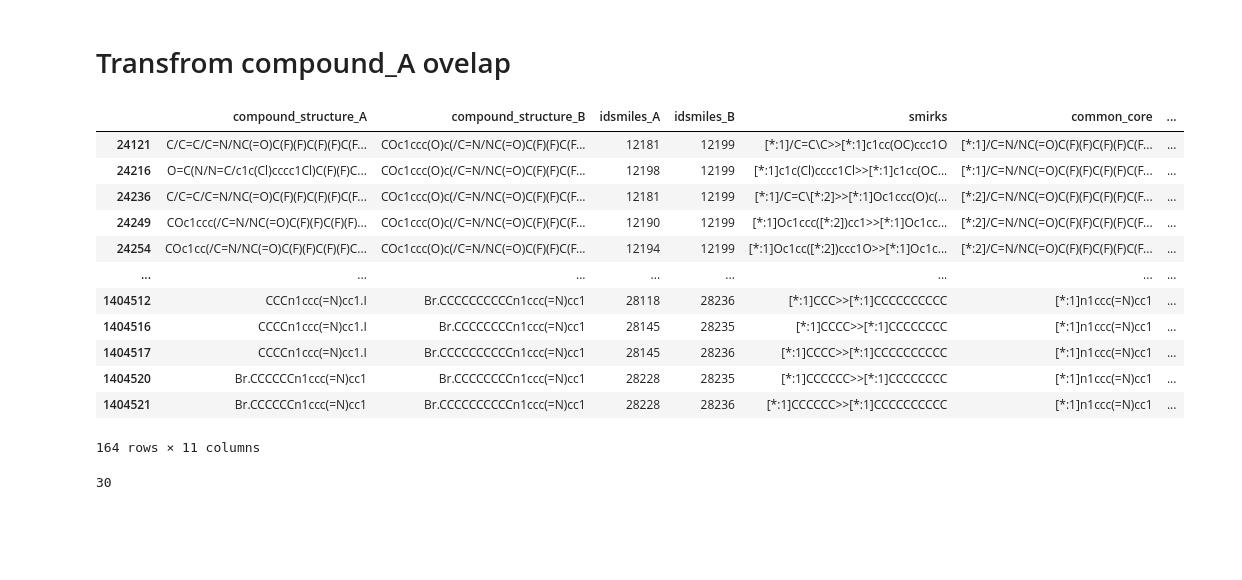
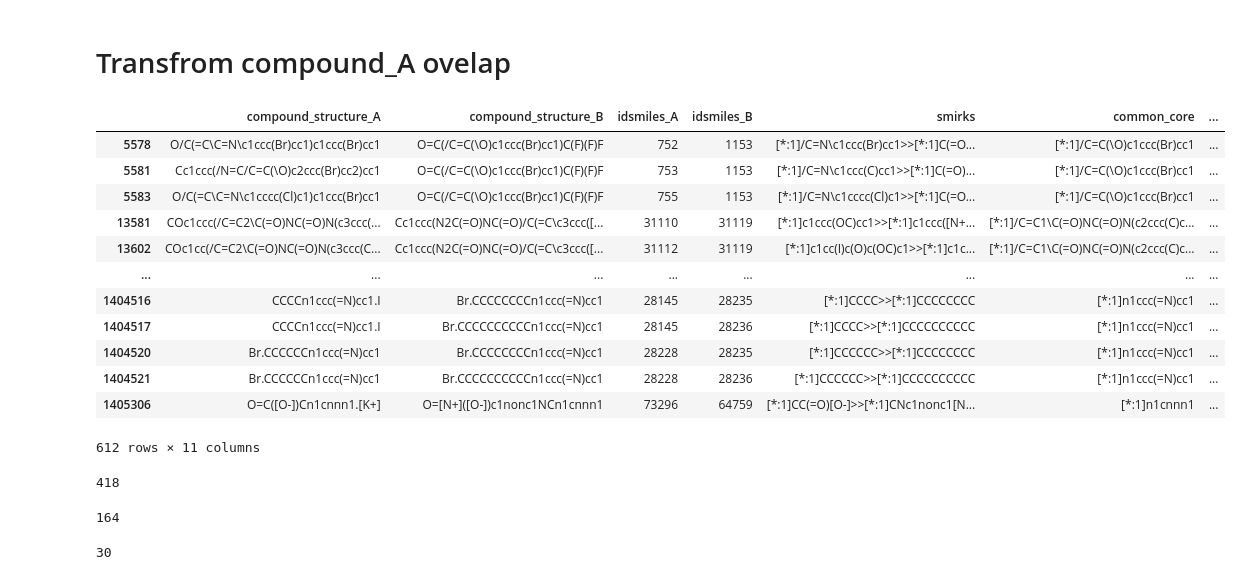
Before and after one commit to domgurvic/co_add_efflux, a Jupyter notebook: co_add/co_add_chaser.ipynb, the cells around one changed output. Cells and saved outputs as stored; diff of their text form; code cells hidden in the pictures; blank space fills up the shorter version.

```diff
--- a/co_add/co_add_chaser.ipynb
+++ b/co_add/co_add_chaser.ipynb
@@ -1307,24 +1312,32 @@ len(substrate_transforms)
 [figure]
 # %% [markdown]
 # Transfrom compound_A ovelap
+# %%
+evader_transforms
+# %% [output]
+|  | compound_structure_A | compound_structure_B | idsmiles_A | idsmiles_B | smirks | common_core | ... |
+| 5578 | O/C(=C\C=N\c1ccc(Br)cc1)c1ccc(Br)cc1 | O=C(/C=C(\O)c1ccc(Br)cc1)C(F)(F)F | 752 | 1153 | [*:1]/C=N\c1ccc(Br)cc1>>[*:1]C(=O... | [*:1]/C=C(\O)c1ccc(Br)cc1 | ... |
+| 5581 | Cc1ccc(/N=C/C=C(\O)c2ccc(Br)cc2)cc1 | O=C(/C=C(\O)c1ccc(Br)cc1)C(F)(F)F | 753 | 1153 | [*:1]/C=N\c1ccc(C)cc1>>[*:1]C(=O)... | [*:1]/C=C(\O)c1ccc(Br)cc1 | ... |
+| 5583 | O/C(=C\C=N\c1cccc(Cl)c1)c1ccc(Br)cc1 | O=C(/C=C(\O)c1ccc(Br)cc1)C(F)(F)F | 755 | 1153 | [*:1]/C=N\c1cccc(Cl)c1>>[*:1]C(=O... | [*:1]/C=C(\O)c1ccc(Br)cc1 | ... |
+| 13581 | COc1ccc(/C=C2\C(=O)NC(=O)N(c3ccc(... | Cc1ccc(N2C(=O)NC(=O)/C(=C\c3ccc([... | 31110 | 31119 | [*:1]c1ccc(OC)cc1>>[*:1]c1ccc([N+... | [*:1]/C=C1\C(=O)NC(=O)N(c2ccc(C)c... | ... |
+| 13602 | COc1cc(/C=C2\C(=O)NC(=O)N(c3ccc(C... | Cc1ccc(N2C(=O)NC(=O)/C(=C\c3ccc([... | 31112 | 31119 | [*:1]c1cc(I)c(O)c(OC)c1>>[*:1]c1c... | [*:1]/C=C1\C(=O)NC(=O)N(c2ccc(C)c... | ... |
+| ... | ... | ... | ... | ... | ... | ... | ... |
+| 1404516 | CCCCn1ccc(=N)cc1.I | Br.CCCCCCCCn1ccc(=N)cc1 | 28145 | 28235 | [*:1]CCCC>>[*:1]CCCCCCCC | [*:1]n1ccc(=N)cc1 | ... |
+| 1404517 | CCCCn1ccc(=N)cc1.I | Br.CCCCCCCCCCn1ccc(=N)cc1 | 28145 | 28236 | [*:1]CCCC>>[*:1]CCCCCCCCCC | [*:1]n1ccc(=N)cc1 | ... |
+| 1404520 | Br.CCCCCCn1ccc(=N)cc1 | Br.CCCCCCCCn1ccc(=N)cc1 | 28228 | 28235 | [*:1]CCCCCC>>[*:1]CCCCCCCC | [*:1]n1ccc(=N)cc1 | ... |
+| 1404521 | Br.CCCCCCn1ccc(=N)cc1 | Br.CCCCCCCCCCn1ccc(=N)cc1 | 28228 | 28236 | [*:1]CCCCCC>>[*:1]CCCCCCCCCC | [*:1]n1ccc(=N)cc1 | ... |
+| 1405306 | O=C([O-])Cn1cnnn1.[K+] | O=[N+]([O-])c1nonc1NCn1cnnn1 | 73296 | 64759 | [*:1]CC(=O)[O-]>>[*:1]CNc1nonc1[N... | [*:1]n1cnnn1 | ... |
+612 rows × 11 columns
+# %%
+len(evader_transforms.merge(evader_transforms, on = ['compound_structure_A']).compound_structure_A.unique())
+# %% [output]
+418
 # %%
 comp_a_evader_overlap = evader_transforms[evader_transforms.compound_structure_A.isin(substrate_transforms.compound_structure_A)]
 # %%
-comp_a_evader_overlap
+len(comp_a_evader_overlap)
 # %% [output]
-|  | compound_structure_A | compound_structure_B | idsmiles_A | idsmiles_B | smirks | common_core | ... |
-| 24121 | C/C=C/C=N/NC(=O)C(F)(F)C(F)(F)C(F... | COc1ccc(O)c(/C=N/NC(=O)C(F)(F)C(F... | 12181 | 12199 | [*:1]/C=C\C>>[*:1]c1cc(OC)ccc1O | [*:1]/C=N/NC(=O)C(F)(F)C(F)(F)C(F... | ... |
-| 24216 | O=C(N/N=C/c1c(Cl)cccc1Cl)C(F)(F)C... | COc1ccc(O)c(/C=N/NC(=O)C(F)(F)C(F... | 12198 | 12199 | [*:1]c1c(Cl)cccc1Cl>>[*:1]c1cc(OC... | [*:1]/C=N/NC(=O)C(F)(F)C(F)(F)C(F... | ... |
-| 24236 | C/C=C/C=N/NC(=O)C(F)(F)C(F)(F)C(F... | COc1ccc(O)c(/C=N/NC(=O)C(F)(F)C(F... | 12181 | 12199 | [*:1]/C=C\[*:2]>>[*:1]Oc1ccc(O)c(... | [*:2]/C=N/NC(=O)C(F)(F)C(F)(F)C(F... | ... |
-| 24249 | COc1ccc(/C=N/NC(=O)C(F)(F)C(F)(F)... | COc1ccc(O)c(/C=N/NC(=O)C(F)(F)C(F... | 12190 | 12199 | [*:1]Oc1ccc([*:2])cc1>>[*:1]Oc1cc... | [*:2]/C=N/NC(=O)C(F)(F)C(F)(F)C(F... | ... |
-| 24254 | COc1cc(/C=N/NC(=O)C(F)(F)C(F)(F)C... | COc1ccc(O)c(/C=N/NC(=O)C(F)(F)C(F... | 12194 | 12199 | [*:1]Oc1cc([*:2])ccc1O>>[*:1]Oc1c... | [*:2]/C=N/NC(=O)C(F)(F)C(F)(F)C(F... | ... |
-| ... | ... | ... | ... | ... | ... | ... | ... |
-| 1404512 | CCCn1ccc(=N)cc1.I | Br.CCCCCCCCCCn1ccc(=N)cc1 | 28118 | 28236 | [*:1]CCC>>[*:1]CCCCCCCCCC | [*:1]n1ccc(=N)cc1 | ... |
-| 1404516 | CCCCn1ccc(=N)cc1.I | Br.CCCCCCCCn1ccc(=N)cc1 | 28145 | 28235 | [*:1]CCCC>>[*:1]CCCCCCCC | [*:1]n1ccc(=N)cc1 | ... |
-| 1404517 | CCCCn1ccc(=N)cc1.I | Br.CCCCCCCCCCn1ccc(=N)cc1 | 28145 | 28236 | [*:1]CCCC>>[*:1]CCCCCCCCCC | [*:1]n1ccc(=N)cc1 | ... |
-| 1404520 | Br.CCCCCCn1ccc(=N)cc1 | Br.CCCCCCCCn1ccc(=N)cc1 | 28228 | 28235 | [*:1]CCCCCC>>[*:1]CCCCCCCC | [*:1]n1ccc(=N)cc1 | ... |
-| 1404521 | Br.CCCCCCn1ccc(=N)cc1 | Br.CCCCCCCCCCn1ccc(=N)cc1 | 28228 | 28236 | [*:1]CCCCCC>>[*:1]CCCCCCCCCC | [*:1]n1ccc(=N)cc1 | ... |
-164 rows × 11 columns
+164
 # %%
 len(comp_a_evader_overlap.compound_structure_B.unique())
 # %% [output]
```
Also changed, not shown: parts of 29 cells of this notebook.
